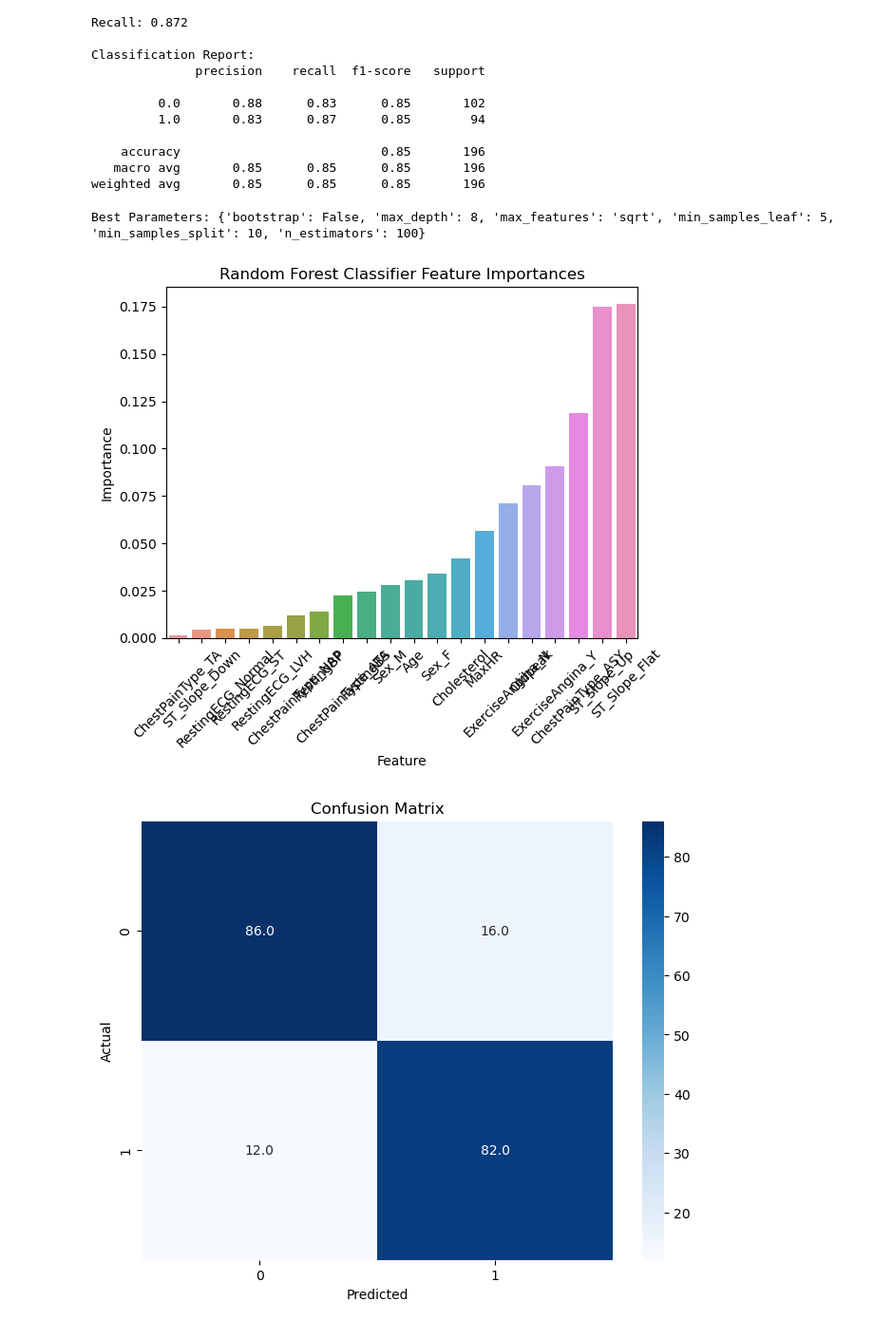
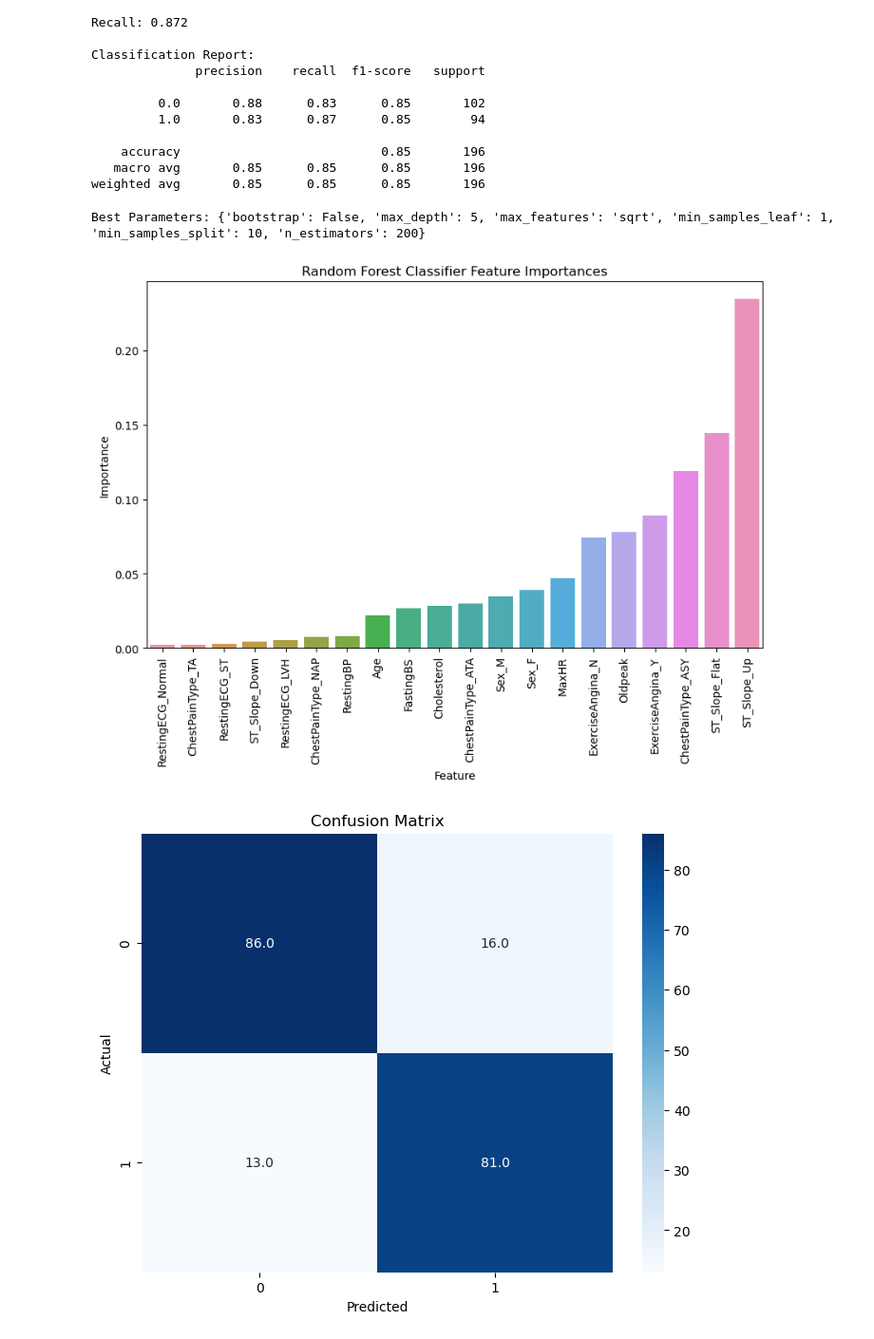
Before and after one commit to kyuhmi/4210-ml-project, a Jupyter notebook: heart_disease.ipynb, the cells around one changed output. Shown at 95% size. Cells and saved outputs as stored; diff of their text form; code cells hidden in the pictures.

Commit message:
fixed weird rendering of graph

```diff
--- a/heart_disease.ipynb
+++ b/heart_disease.ipynb
@@ -370,7 +370,7 @@ from sklearn.metrics import confusion_matrix, accuracy_score, precision_score, r
 from sklearn.model_selection import GridSearchCV, cross_val_score
 
 param_grid = {
-    'n_estimators': [100, 200, 250],
+    'n_estimators': [100, 200, 350],
     'max_depth': [None, 2, 5, 8],
     'min_samples_split': [2, 4, 10],
     'min_samples_leaf': [1, 5, 10],
@@ -394,35 +394,36 @@ importance_values = best_rfc.feature_importances_
 feature_names = X.columns
 
 sorted_importances = pd.DataFrame({'Feature': feature_names, 'Importance': importance_values}).sort_values(by='Importance')
 
+plt.figure(figsize=(10,6))
+plt.xticks(rotation=90)
 sns.barplot(x="Feature", y="Importance", data=sorted_importances)
-plt.xticks(rotation=45)
 plt.title('Random Forest Classifier Feature Importances' )
 plt.show()
 
 # cross validation score: k-fold cross-validation
 # scores = grid_search.cv_results_
 # print('Cross Validation Scores:', scores)
 
 # other performance metrics
 cm = confusion_matrix(y_test, y_pred)
 show_confusion_mtx(cm)
 
 accuracy = accuracy_score(y_test, y_pred)
 precision = precision_score(y_test, y_pred)
 recall = recall_score(y_test, y_pred)
 
 print("Performance Results:")
 print(f"Accuracy: {accuracy:.3f}")
 print(f"Precision: {precision:.3f}")
 print(f"Recall: {recall:.3f}")
 print()
 
 # more detailed data
 print("Classification Report:")
 print(classification_report(y_test, y_pred))
 # %% [output]
-Best Parameters: {'bootstrap': False, 'max_depth': 8, 'max_features': 'sqrt', 'min_samples_leaf': 5, 'min_samples_split': 10, 'n_estimators': 100}
+Best Parameters: {'bootstrap': False, 'max_depth': 5, 'max_features': 'sqrt', 'min_samples_leaf': 1, 'min_samples_split': 10, 'n_estimators': 200}
-[figure, old version]
+[figure, new version]
-[figure, old version]
+[figure, new version]
 Performance Results:
```
Also changed, not shown: parts of 1 cell of this notebook.
